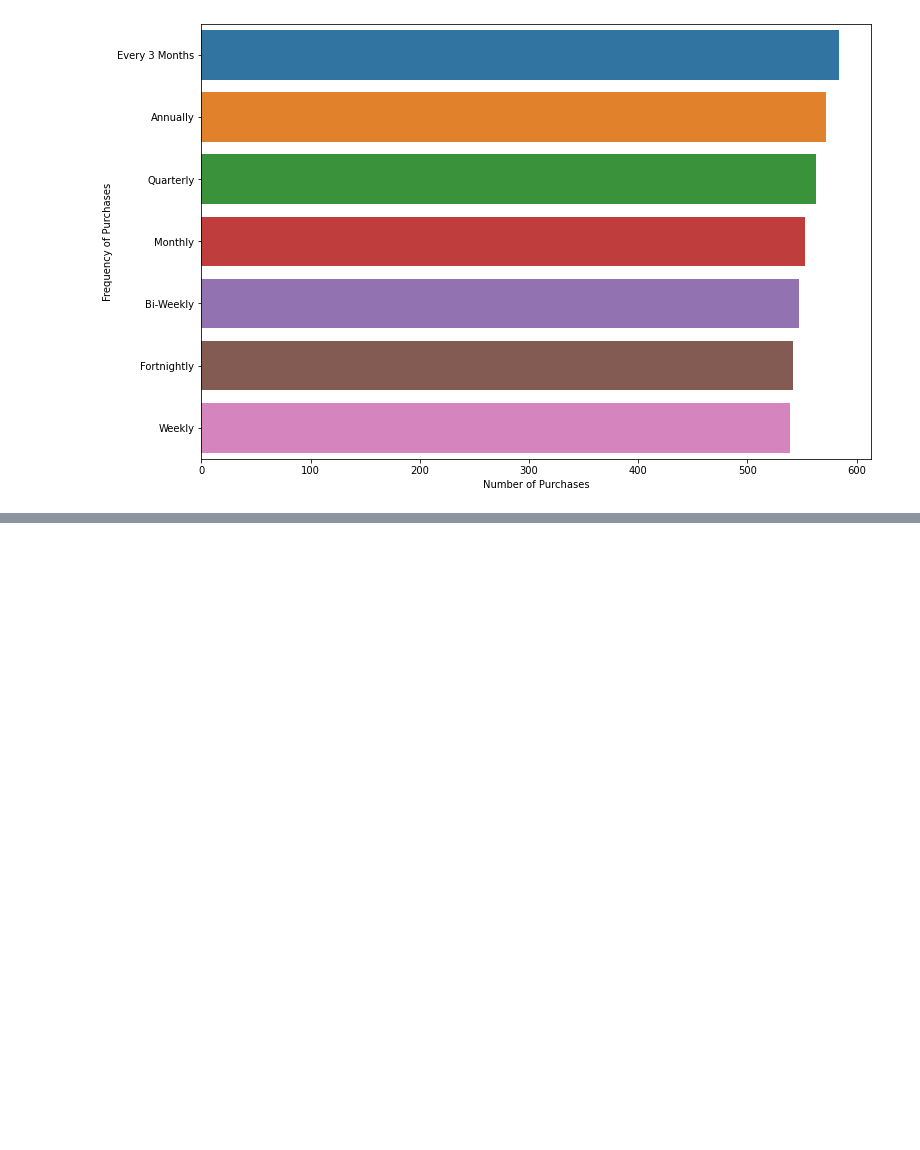
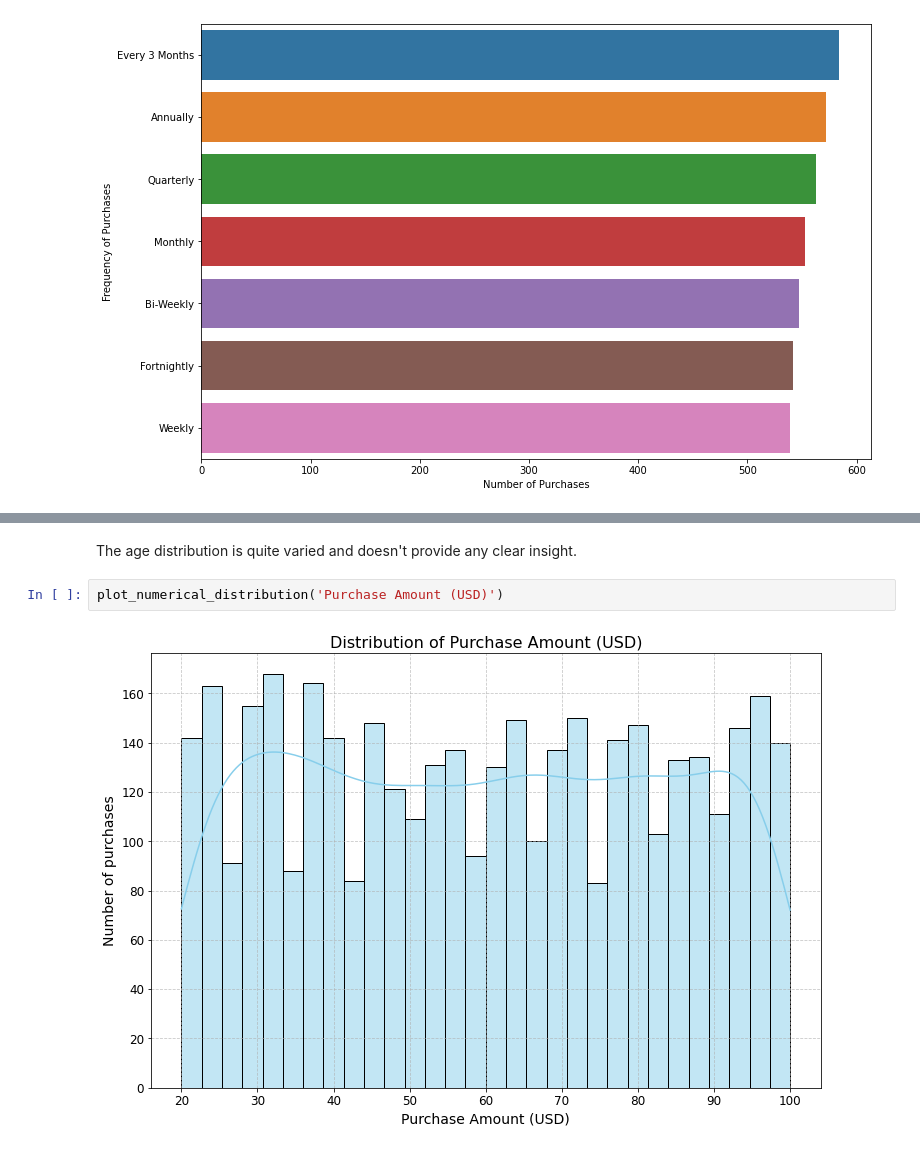
Before and after one commit to AleandroPresta/customer-shopping-analysis, a Jupyter notebook: customer-shopping/notebooks/Data Exploration.ipynb, the cells around one changed output, grey strips where cells are left out. Cells and saved outputs as stored; diff of their text form; blank space fills up the shorter version.

```diff
--- a/customer-shopping/notebooks/Data Exploration.ipynb
+++ b/customer-shopping/notebooks/Data Exploration.ipynb
@@ -163,0 +171,6 @@ plot_item_distribution('Frequency of Purchases')
+# %% [markdown]
+The age distribution is quite varied and doesn't provide any clear insight.
+# %%
+plot_numerical_distribution('Purchase Amount (USD)')
+# %% [output]
+[figure, added]
```
Also changed, not shown: parts of 14 cells of this notebook.
